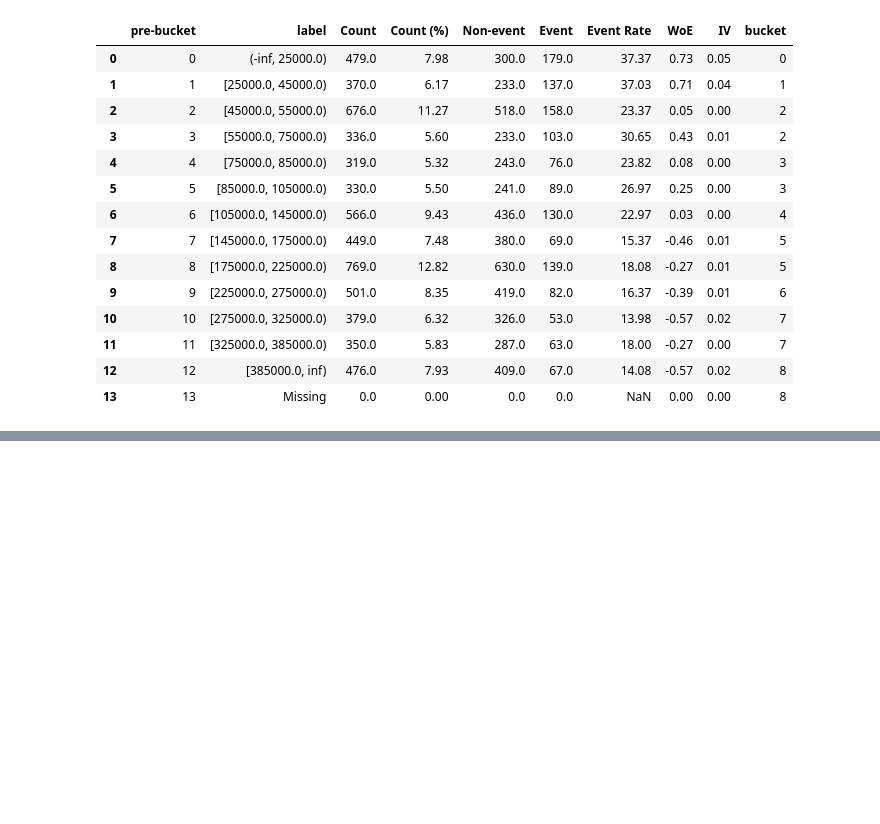
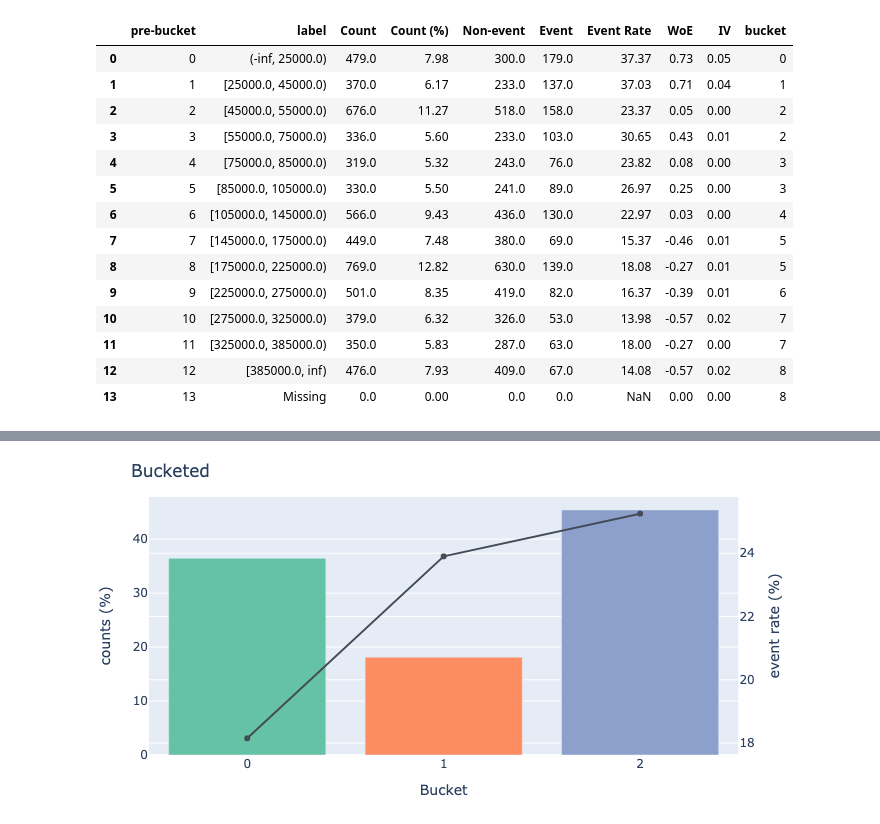
Before and after one commit to orchardbirds/skorecard-1, a Jupyter notebook: docs/tutorials/using-bucketing-process.ipynb, the cells around one changed output, grey strips where cells are left out. Drawn from its saved outputs; the diff is of its cells as text; code cells hidden in the pictures; blank space fills up the shorter version.

```diff
--- a/docs/tutorials/using-bucketing-process.ipynb
+++ b/docs/tutorials/using-bucketing-process.ipynb
@@ -100,5 +103,7 @@ bucketing_process.plot_bucket("LIMIT_BAL")
 # %%
-bucketing_process.plot_bucket("EDUCATION")
+bucketing_process.plot_bucket("EDUCATION", format="png")
+# %% [output]
+[figure, added]
 # %%
 # pipeline = make_pipeline(
 #     bucketing_process,
```
Also changed, not shown: parts of 4 cells of this notebook, 2 other files.
